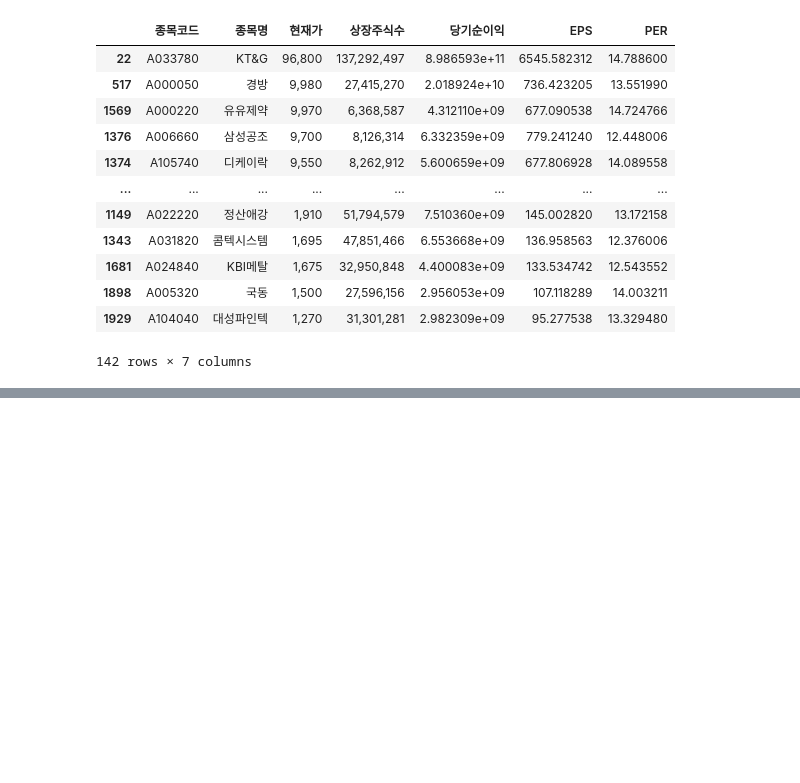
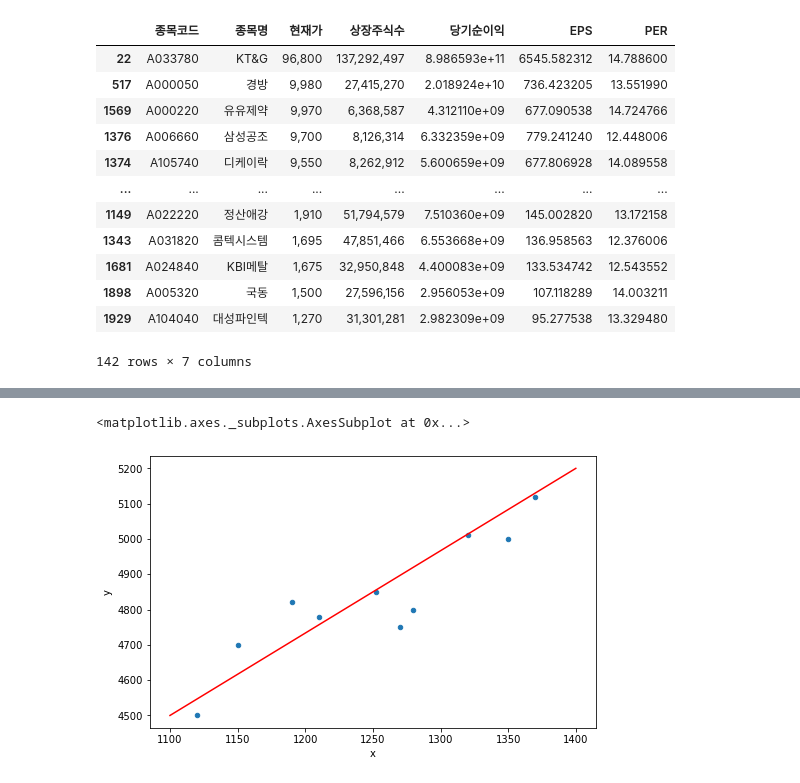
Before and after one commit to agulamin/stock-trading, a Jupyter notebook: notebooks/kym_test.ipynb, the cells around one changed output, grey strips where cells are left out. Saved outputs shown, nothing was run; the diff lists cells and outputs as text; code cells hidden in the pictures; blank space fills up the shorter version.

```diff
--- a/notebooks/kym_test.ipynb
+++ b/notebooks/kym_test.ipynb
@@ -356,0 +391,7 @@ corp_filter.sort_values(by=['현재가','PER','EPS',], ascending=False)
+# %%
+fig,ax = plt.subplots(figsize=(8,5))
+ax.plot((1100,1400),(4500,5200), color="red")
+df.plot.scatter(x='x', y='y', ax=ax)
+# %% [output]
+<matplotlib.axes._subplots.AxesSubplot at 0x...>
+[figure, added]
```
Also changed, not shown: parts of 21 cells of this notebook.
